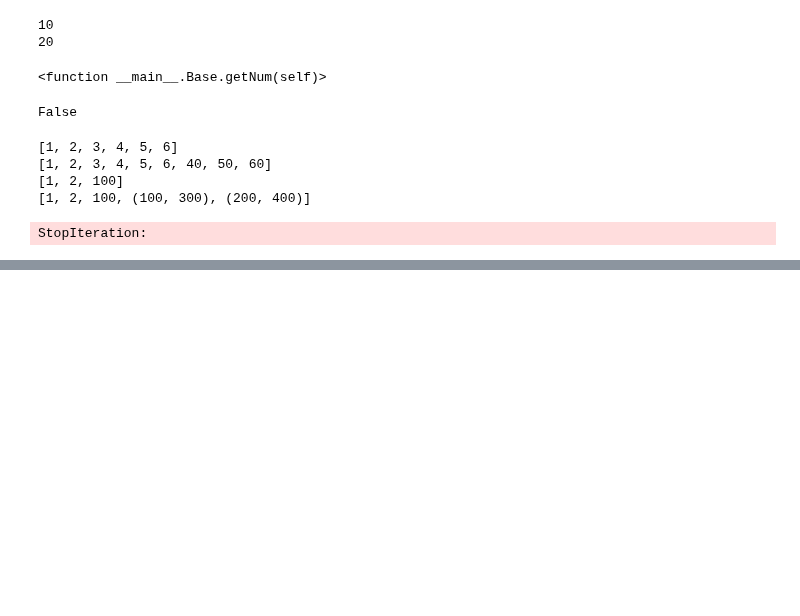
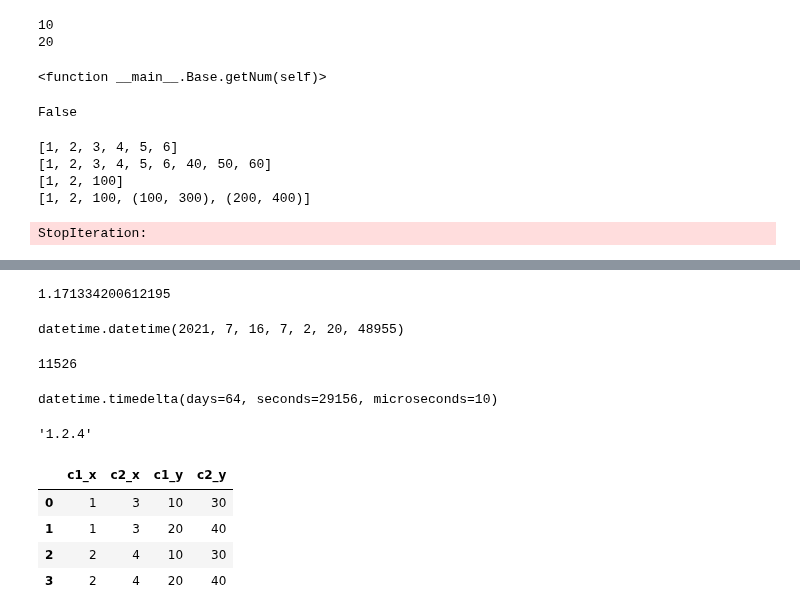
Before and after one commit to UtsavParashar/PythonProblems, a Jupyter notebook: Python/PythonOfficialDoc3.9.4.ipynb, the cells around one changed output, grey strips where cells are left out. Cells and saved outputs as stored; diff of their text form; code cells hidden in the pictures; blank space fills up the shorter version.

```diff
--- a/Python/PythonOfficialDoc3.9.4.ipynb
+++ b/Python/PythonOfficialDoc3.9.4.ipynb
@@ -1749,0 +1712,60 @@ datetime.timedelta(days=64, seconds=29156, microseconds=10)
+# %%
+import statistics
+
+data = [2.75, 1.75, 1.25, 0.25, 0.5, 1.25, 3.5]
+statistics.mean(data)
+statistics.median(data)
+statistics.variance(data)
+statistics.stdev(data)
+# %% [output]
+1.171334200612195
+# %%
+import datetime
+datetime.date.today()
+datetime.datetime.now()
+# %% [output]
+datetime.datetime(2021, 7, 16, 7, 2, 20, 48955)
+# %%
+birthday = datetime.date(1989, 12, 25)
+age = datetime.date.today() - birthday
+age.days
+# %% [output]
+11526
+# %%
+import datetime
+
+delta = datetime.timedelta(
+    days = 50,
+    seconds = 27,
+    microseconds=10,
+    milliseconds=29000,
+    minutes=5,
+    hours=8,
+    weeks=2
+)
+
+delta
+# %% [output]
+datetime.timedelta(days=64, seconds=29156, microseconds=10)
+# %%
+pd.__version__
+# %% [output]
+'1.2.4'
+# %%
+df1 = pd.DataFrame({
+    'c1':[1,2],
+    'c2':[3,4]
+})
+
+df2 = pd.DataFrame({
+    'c1':[10,20],
+    'c2':[30,40]
+})
+
+df1.merge(df2, how='cross')
+# %% [output]
+|  | c1_x | c2_x | c1_y | c2_y |
+| 0 | 1 | 3 | 10 | 30 |
+| 1 | 1 | 3 | 20 | 40 |
+| 2 | 2 | 4 | 10 | 30 |
+| 3 | 2 | 4 | 20 | 40 |
```
Also changed, not shown: parts of 30 cells of this notebook, 1 other file.
